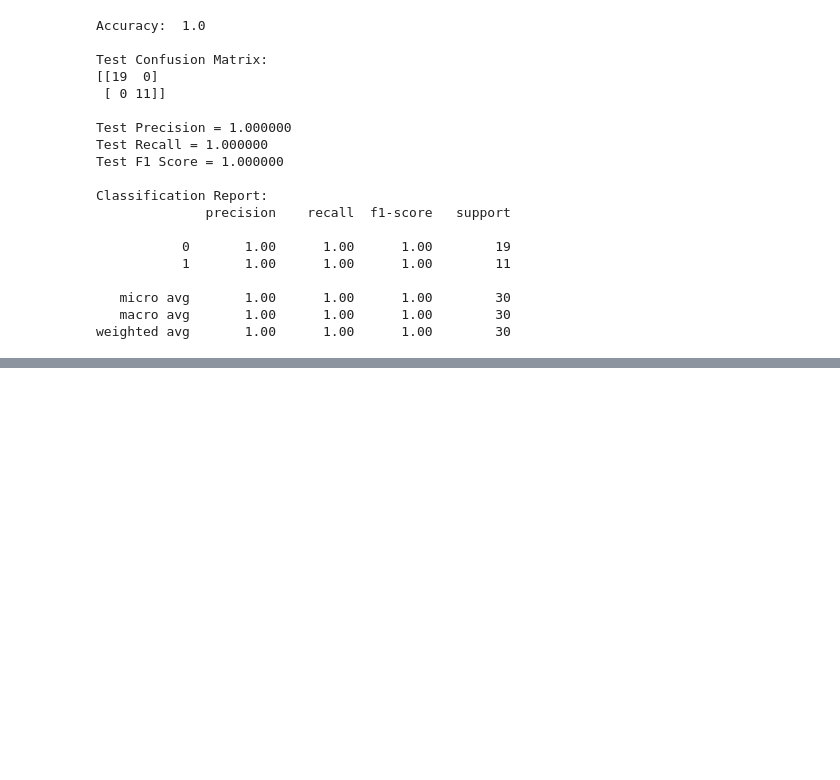
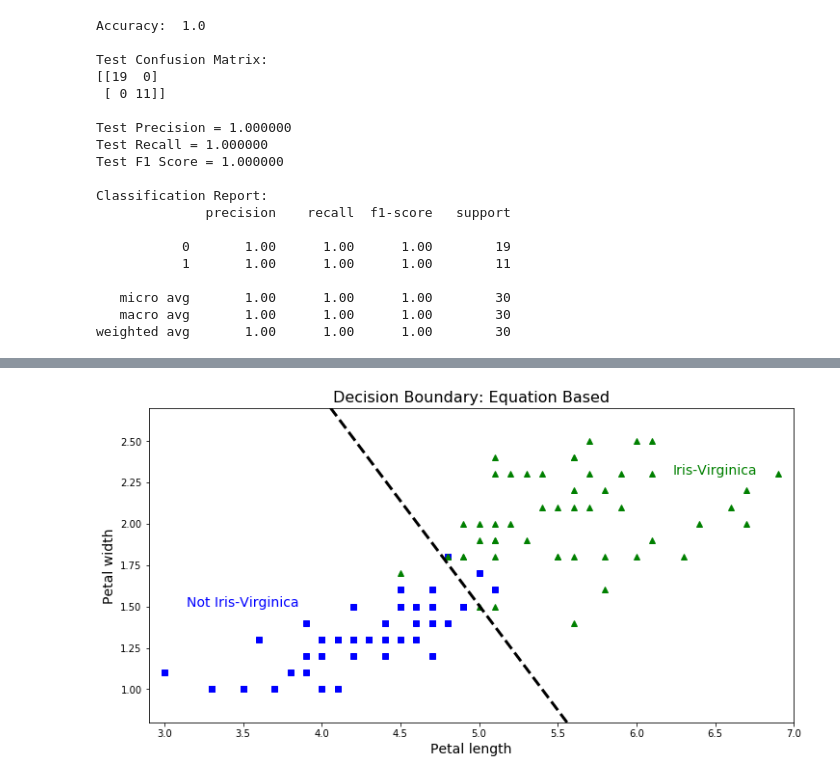
Before and after one commit to rhasanbd/Logistic-Regression-Comparative-Understanding, a Jupyter notebook: Logistic Regression-1-Binary Classification.ipynb, the cells around one changed output, grey strips where cells are left out. Saved outputs shown, nothing was run; the diff lists cells and outputs as text; code cells hidden in the pictures; blank space fills up the shorter version.

```diff
--- a/Logistic Regression-1-Binary Classification.ipynb
+++ b/Logistic Regression-1-Binary Classification.ipynb
@@ -199,0 +256,27 @@ weighted avg       1.00      1.00      1.00        30
+# %%
+def decision_boundary_equation_based(clf, X):
+
+    xmin, xmax = X.min() - 1, X.max() + 1
+
+    w = clf.coef_[0]
+    b = clf.intercept_[0]
+
+    x1 = np.linspace(xmin, xmax, 100)
+    decision_boundary = -(b + w[0]*x1)/w[1]
+    plt.plot(x1, decision_boundary, "k--", linewidth=3)
+# %%
+plt.figure(figsize=(12, 6))
+plt.plot(X[y==0, 0], X[y==0, 1], "bs")
+plt.plot(X[y==1, 0], X[y==1, 1], "g^")
+
+decision_boundary_equation_based(lg_reg_clf, X)
+
+plt.text(3.5, 1.5, "Not Iris-Virginica", fontsize=14, color="b", ha="center")
+plt.text(6.5, 2.3, "Iris-Virginica", fontsize=14, color="g", ha="center")
+plt.xlabel("Petal length", fontsize=14)
+plt.ylabel("Petal width", fontsize=14)
+plt.title("Decision Boundary: Equation Based", fontsize=16)
+plt.axis([2.9, 7, 0.8, 2.7])
+plt.show()
+# %% [output]
+[figure, added]
```
Also changed, not shown: parts of 17 cells of this notebook.
